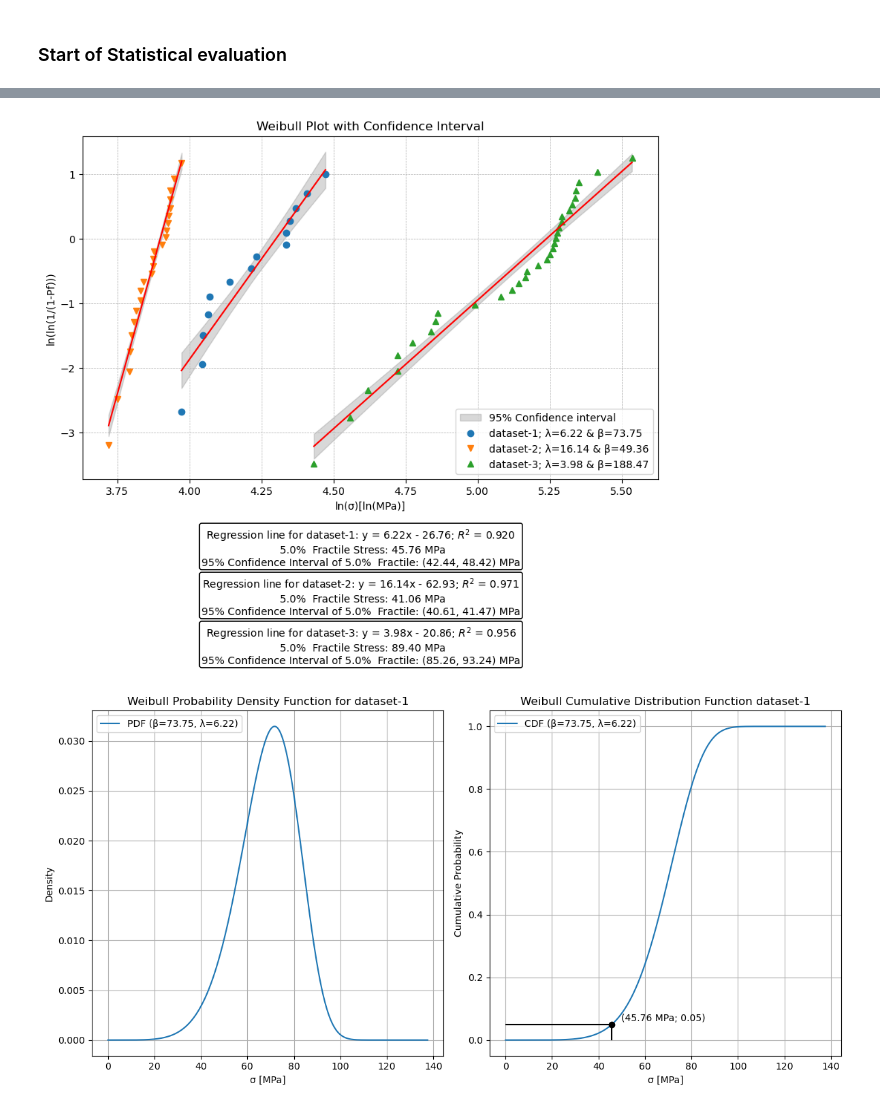
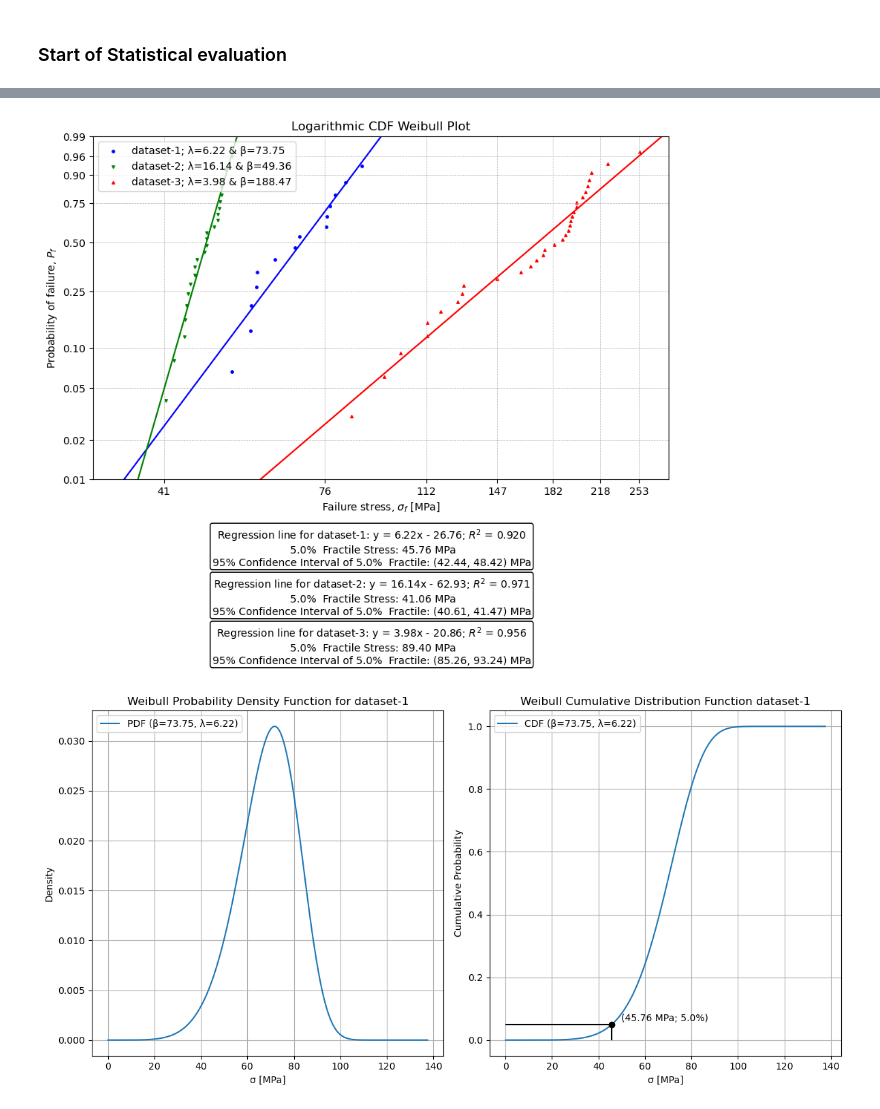
Before and after one commit to xjulie0x/glass-reuse-open-database, a Jupyter notebook: book/pages/method_1.ipynb, the cells around one changed output, grey strips where cells are left out. Saved outputs shown, nothing was run; the diff lists cells and outputs as text; code cells hidden in the pictures.

```diff
--- a/book/pages/method_1.ipynb
+++ b/book/pages/method_1.ipynb
@@ -86,11 +88,13 @@ def weibull_cdf(x, beta, lambda_):
 # %%
 plt.figure(figsize=(10, 6))
 i = 0;
-
+min_stress_rate = 100000
+max_stress_rate = -10000
 
 # Initialize an empty dictionary to store the scale & shape value of a Weibull distribution corresponding to each dataset.
 Weibull_distribution_parameters = {}
 for dataset, stress_rate in stress_rates.items():
+
 
     # Sort the stress in increasing order
     sorted_stress = np.sort(stress_rate)
@@ -99,7 +103,7 @@ for dataset, stress_rate in stress_rates.items():
     n = len(sorted_stress)
 
     P_f = np.array([(i + 1) / (n + 1) for i in range(n)])
-
+    print(P_f)
     # Linearize the Weibull distribution
     ln_stress = np.log(sorted_stress)
 
@@ -142,8 +146,8 @@ for dataset, stress_rate in stress_rates.items():
     solution_CI_lower = fsolve(goal_seek_function_CI_lower, initial_guess)
 
     # Weibull Parameters estimation
-    shape = slope
-    scale = np.exp(-intercept/slope)
+    shape = slope                    # lambda
+    scale = np.exp(-intercept/slope) # beta
     Weibull_distribution_parameters[dataset] = (scale,shape)
 
     # Output the solution
@@ -182,15 +186,58 @@ for dataset, stress_rate in stress_rates.items():
         #'|',  # Vertical line
         #'_',  # Horizontal line
     ]
+    # List of line styles to cycle through
+    line_styles = [
+        '-',    # Solid line
+        '--',   # Dashed line
+        '-.',   # Dash-dot line
+        ':',    # Dotted line
+        # Uncomment more styles for larger number of datasets
+        # '',     # No line
+    ]
 
+    # List of colors to cycle through
+    colors = [
+        'b',    # Blue
+        'g',    # Green
+        'r',    # Red
+        'c',    # Cyan
+        'm',    # Magenta
+        'y',    # Yellow
+        'k',    # Black
+        # Uncomment more colors for larger number of datasets
+        # 'w',   # White
+        # '#1f77b4', # Light blue
+        # '#ff7f0e', # Orange
+        # '#2ca02c', # Light green
+        # '#d62728', # Light red
+        # '#9467bd', # Purple
+    ]
     # Select marker symbol from the list
     marker = markers[i % len(markers)]
+    # Select line style and color from the lists
+    line_style = line_styles[i % len(line_styles)]
+    color = colors[i % len(colors)]
 
-    #plt.plot(ln_stress, ln_ln_Pf, marker, label=f'{dataset}; \u03BB={shape:.2f} & \u03B2={scale:.2f}')
-    plt.fill_between(ln_stress, slope * ln_stress + intercept - C, slope * ln_stress + intercept + C, color='grey', alpha=0.3, label=f'{int((1-target_alpha/2)*100)}% Confidence interval')
-    plt.plot(ln_stress, ln_ln_Pf, marker, label=f'{dataset}; \u03BB={shape:.2f} & \u03B2={scale:.2f}')
-    plt.plot(ln_stress, slope * ln_stress + intercept, 'r')
-    #plt.fill_between(ln_stress, slope * ln_stress + intercept - C, slope * ln_stress + intercept + C, color='grey', alpha=0.3, label='Confidence interval')
+    # Creating a range of x values
+
+    if min(stress_rate) < min_stress_rate:
+        print(min_stress_rate)
+        min_stress_rate = min(stress_rate)
+    if max(stress_rate) > max_stress_rate:
+        print(max_stress_rate)
+        max_stress_rate = max(stress_rate)
+
+    # Equation of the line in the form y = mx + c
+    # Use y1 = m * x1 + c to find c
+    x = np.linspace(min_stress_rate-30,max_stress_rate+30,1000)
+    y = weibull_cdf(x, scale, shape)
+    #fitted_line = np.log(np.log(1 / (1 - (slope * x + intercept))))
+    #slope, intercept, r_value, p_value, std_error = linregress(np.log(stress_rate), np.log(P_f))
+    #plt.fill_between(sorted_stress, np.exp(slope * ln_stress + intercept - C), np.exp(slope * ln_stress + intercept + C), color='grey', alpha=0.3, label=f'{int((1-target_alpha/2)*100)}% Confidence interval')
+    plt.scatter(sorted_stress, P_f, color= color, s=6, label=f'{dataset}; \u03BB={shape:.2f} & \u03B2={scale:.2f}',marker = marker)
+    plt.plot(x, y, color=color)
+
 
     # Add regression equation and R-squared below the figure
     regression_text = f"y = {slope:.2f}x {'+' if intercept > 0 else '-'} {abs(intercept):.2f}; $R^2$ = {r_value**2:.3f}"
@@ -203,12 +250,34 @@ for dataset, stress_rate in stress_rates.items():
     i += 1
 
 
-plt.xlabel(f'ln(\u03C3)[ln(MPa)]')
-plt.ylabel('ln(ln(1/(1-Pf)))')
+plt.xlabel(f'Failure stress, $\u03C3_f$ [MPa]')
+plt.ylabel('Probability of failure, $P_f$')
+plt.title('Logarithmic CDF Weibull Plot')
 
+probs = [0.01, 0.02, 0.05, 0.1, 0.25, 0.50, 0.75, 0.90, 0.96, 0.99]
+num_ticks = 7  # Define how many intervals you want
+xticks = np.linspace(min_stress_rate, max_stress_rate, num_ticks).astype(int)
 
-plt.title('Weibull Plot with Confidence Interval')
+# Set custom y-ticks and log scale
+SMALL = 1.0e-20    # attempt to protect against invalid arguments to log
+def forwardY( p ):
+    return np.log(np.fmax(SMALL, -np.log(np.fmax(SMALL,1-p))))
 
+def inverseY( q ):
+    return 1 - np.exp(-np.exp(q))
+
+def forwardX(x):
+    return np.log(np.fmax(SMALL,x))
+
+def inverseX(y):
+    return np.exp(y)
+#x = np.linspace(min_stress_rate-30,max_stress_rate+30,1000)
+plt.xlim(left=min_stress_rate-10, right=max_stress_rate+30)
+plt.ylim(bottom=0.01, top=0.99)
+plt.xscale('function', functions=(forwardX,inverseX))
+plt.yscale('function', functions=(forwardY,inverseY))
+plt.yticks(probs)
+plt.xticks(xticks)
 # Get handles and labels, then filter to make them unique
 handles, labels = plt.gca().get_legend_handles_labels()
 unique_labels_set = set()
@@ -222,7 +291,7 @@ for handle, label in zip(handles, labels):
 # Construct separate lists for handles and labels, and position the legend
 if unique_handles_labels:
     unique_handles, unique_labels = zip(*unique_handles_labels)
-    plt.legend(unique_handles, unique_labels, loc='lower right')
+    plt.legend(unique_handles, unique_labels, loc='upper left')
 #plt.grid(True)
 plt.grid(True, which='both', linestyle='--', linewidth=0.5)
 plt.show()
@@ -245,4 +316,4 @@ The value of x that makes P_f(x) = -2.9701952490421655 is: 4.445650836020888
-[figure, old version]
+[figure, new version]
 # %%
 
 for dataset, stress_rate in stress_rates.items():
```
Also changed, not shown: parts of 3 cells of this notebook, 3 other files.
